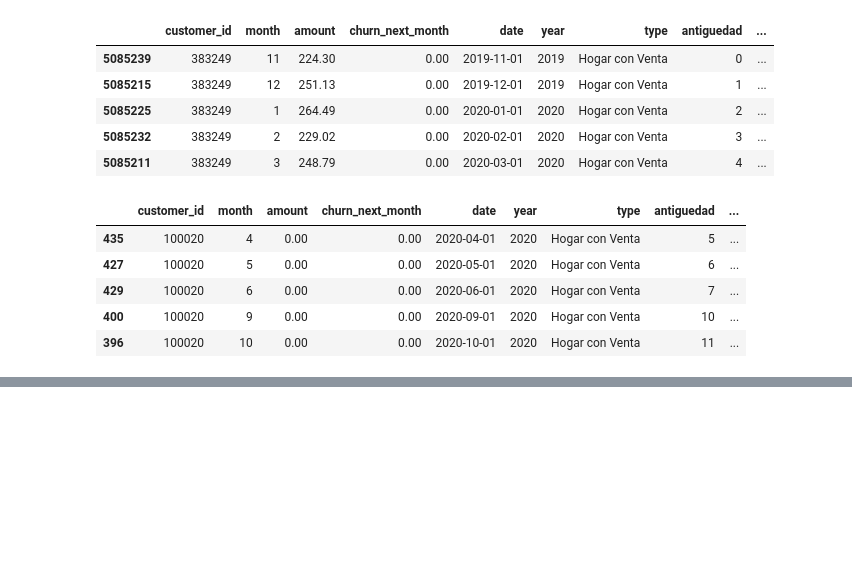
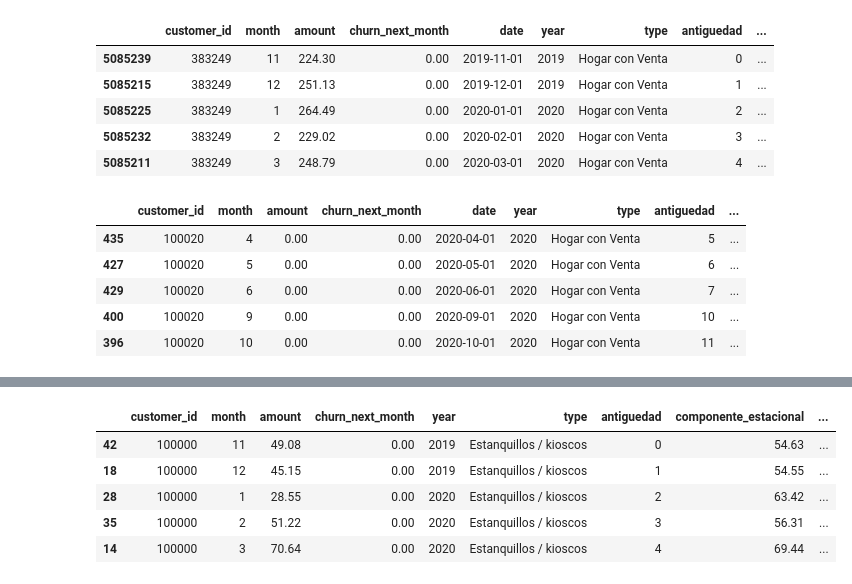
Before and after one commit to DiegoElian02/multicripto_epilogo, a Jupyter notebook: data_clean.ipynb, the cells around one changed output, grey strips where cells are left out. Saved outputs shown, nothing was run; the diff lists cells and outputs as text; code cells hidden in the pictures; blank space fills up the shorter version.

```diff
--- a/data_clean.ipynb
+++ b/data_clean.ipynb
@@ -295,2 +325,9 @@ full_db[full_db["amount"] == 0].head()
 # %%
-full_db.to_parquet('full_db_clean.parquet')
+full_db.head()
+# %% [output]
+|  | customer_id | month | amount | churn_next_month | year | type | antiguedad | componente_estacional | ... |
+| 42 | 100000 | 11 | 49.08 | 0.00 | 2019 | Estanquillos / kioscos | 0 | 54.63 | ... |
+| 18 | 100000 | 12 | 45.15 | 0.00 | 2019 | Estanquillos / kioscos | 1 | 54.55 | ... |
+| 28 | 100000 | 1 | 28.55 | 0.00 | 2020 | Estanquillos / kioscos | 2 | 63.42 | ... |
+| 35 | 100000 | 2 | 51.22 | 0.00 | 2020 | Estanquillos / kioscos | 3 | 56.31 | ... |
+| 14 | 100000 | 3 | 70.64 | 0.00 | 2020 | Estanquillos / kioscos | 4 | 69.44 | ... |
```
Also changed, not shown: parts of 11 cells of this notebook, 3 other files.
